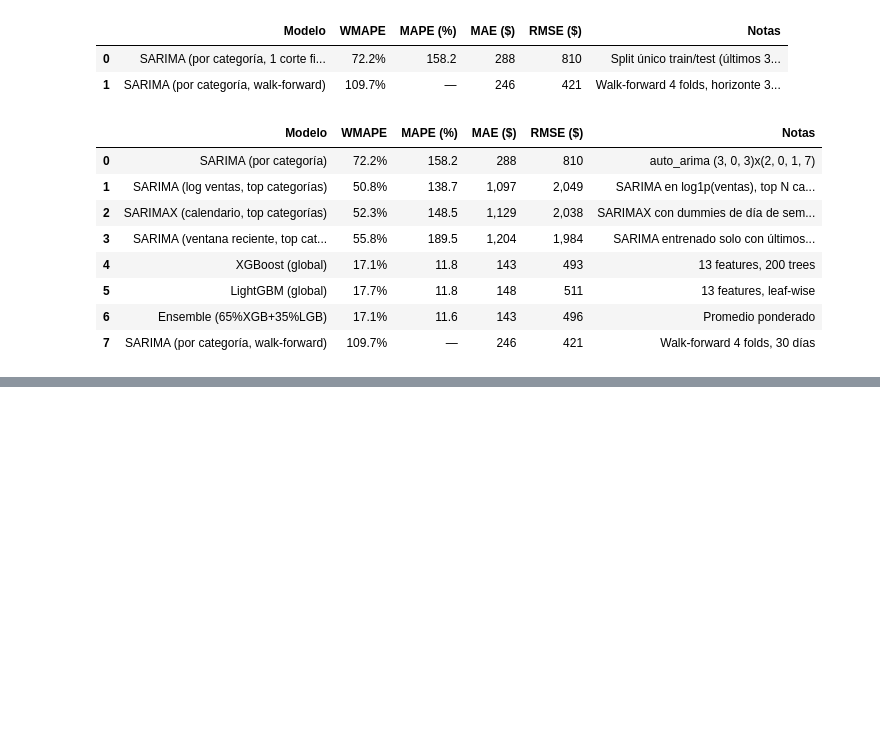
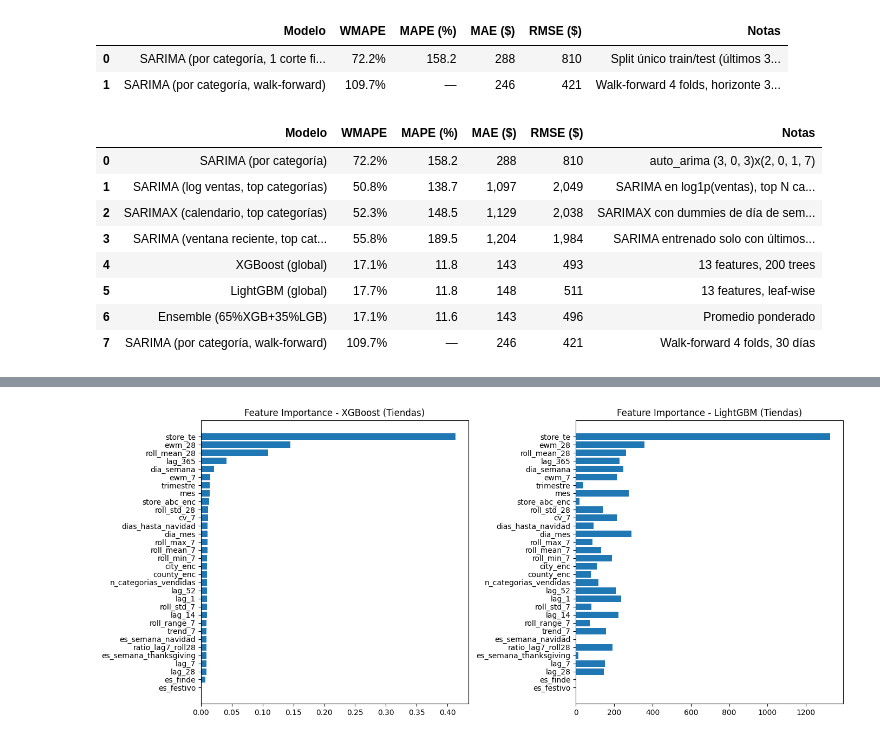
Before and after one commit to agus-chaud/forecasting-demanda-licores, a Jupyter notebook: forecasting-licores.ipynb, the cells around one changed output, grey strips where cells are left out. Saved outputs shown, nothing was run; the diff lists cells and outputs as text; code cells hidden in the pictures; blank space fills up the shorter version.

Commit message:
feat(forecasting): actualizar notebooks de calidad y forecasting por tienda
Made-with: Cursor

```diff
--- a/forecasting-licores.ipynb
+++ b/forecasting-licores.ipynb
@@ -379,6 +379,10 @@ Si ya ejecutaste auto_arima y guardaste los modelos, ejecuta la celda de abajo p
 # %%
 # Opcional: cargar modelos guardados sin re-ejecutar auto_arima
 # Descomenta y ejecuta solo esta celda si ya tienes modelos guardados
+from pathlib import Path
+
+OUTPUT_DIR = Path("data") / "modelos_sarima"
+OUTPUT_DIR.mkdir(parents=True, exist_ok=True)
 
 MODELS_PATH = OUTPUT_DIR / "sarima_models_top4.joblib"
 if MODELS_PATH.exists():
@@ -1419,0 +1756,90 @@ Resumen walk-forward SARIMA por categoría
+# %%
+# A4: Predicciones y métricas globales + por segmento ABC
+
+pred_xgb_store = np.expm1(model_xgb_store.predict(X_test_store))
+pred_lgb_store = np.expm1(model_lgb_store.predict(X_test_store))
+
+# Ensemble óptimo
+best_w_store, best_wmape_store = 0.5, 1.0
+for w in np.arange(0.0, 1.05, 0.05):
+    pred_ens = w * pred_xgb_store + (1 - w) * pred_lgb_store
+    score = wmape(y_test_store.values, pred_ens)
+    if score < best_wmape_store:
+        best_w_store, best_wmape_store = w, score
+pred_ensemble_store = best_w_store * pred_xgb_store + (1 - best_w_store) * pred_lgb_store
+
+eval_xgb_store  = {"wmape": wmape(y_test_store.values, pred_xgb_store),  "mae": mae(y_test_store.values, pred_xgb_store),  "rmse": rmse(y_test_store.values, pred_xgb_store)}
+eval_lgb_store  = {"wmape": wmape(y_test_store.values, pred_lgb_store),  "mae": mae(y_test_store.values, pred_lgb_store),  "rmse": rmse(y_test_store.values, pred_lgb_store)}
+eval_ens_store  = {"wmape": wmape(y_test_store.values, pred_ensemble_store), "mae": mae(y_test_store.values, pred_ensemble_store), "rmse": rmse(y_test_store.values, pred_ensemble_store)}
+eval_base_store = {"wmape": wmape(y_test_store.values, test_xgb_store["pred_baseline"].values), "mae": mae(y_test_store.values, test_xgb_store["pred_baseline"].values)}
+
+print("=" * 70)
+print("MÉTRICAS GLOBALES — TIENDAS")
+print("=" * 70)
+print(f"Baseline lag_7: WMAPE={eval_base_store['wmape']:.1%} | MAE=${eval_base_store['mae']:,.0f}")
+print(f"XGBoost:        WMAPE={eval_xgb_store['wmape']:.1%}  | MAE=${eval_xgb_store['mae']:,.0f} | RMSE=${eval_xgb_store['rmse']:,.0f}")
+print(f"LightGBM:       WMAPE={eval_lgb_store['wmape']:.1%}  | MAE=${eval_lgb_store['mae']:,.0f} | RMSE=${eval_lgb_store['rmse']:,.0f}")
+print(f"Ensemble ({best_w_store:.0%} XGB): WMAPE={eval_ens_store['wmape']:.1%} | MAE=${eval_ens_store['mae']:,.0f}")
+
+# Métricas por segmento ABC
+test_eval_store = test_xgb_store.copy()
+test_eval_store["pred_xgb"]      = pred_xgb_store
+test_eval_store["pred_lgb"]      = pred_lgb_store
+test_eval_store["pred_ensemble"] = pred_ensemble_store
+test_eval_store["pred_q10"]      = pred_store_q10
+test_eval_store["pred_q50"]      = pred_store_q50
+test_eval_store["pred_q90"]      = pred_store_q90
+
+print("\n" + "=" * 70)
+print("MÉTRICAS POR SEGMENTO ABC")
+print("=" * 70)
+abc_metrics_list = []
+for seg in ["A", "B", "C"]:
+    mask_seg = test_eval_store["store_abc"] == seg
+    if mask_seg.sum() == 0:
+        continue
+    subset = test_eval_store[mask_seg]
+    row = {
+        "Segmento": seg,
+        "Tiendas":  subset["store_id"].nunique(),
+        "Filas":    int(mask_seg.sum()),
+        "XGB WMAPE":      f"{wmape(subset['ventas'].values, subset['pred_xgb'].values):.1%}",
+        "LGB WMAPE":      f"{wmape(subset['ventas'].values, subset['pred_lgb'].values):.1%}",
+        "Ens WMAPE":      f"{wmape(subset['ventas'].values, subset['pred_ensemble'].values):.1%}",
+        "Baseline WMAPE": f"{wmape(subset['ventas'].values, subset['pred_baseline'].values):.1%}",
+    }
+    abc_metrics_list.append(row)
+    print(f"  Tier {seg} ({row['Tiendas']} tiendas, {row['Filas']} filas): XGB={row['XGB WMAPE']} | Ens={row['Ens WMAPE']} | Baseline={row['Baseline WMAPE']}")
+display(pd.DataFrame(abc_metrics_list))
+
+# % de tiendas donde el modelo supera el baseline
+per_store_eval = test_eval_store.groupby("store_id").apply(lambda g: pd.Series({
+    "xgb_wmape":  wmape(g["ventas"].values, g["pred_xgb"].values),
+    "ens_wmape":  wmape(g["ventas"].values, g["pred_ensemble"].values),
+    "base_wmape": wmape(g["ventas"].values, g["pred_baseline"].values),
+    "abc": g["store_abc"].iloc[0],
+}))
+n_better_xgb = (per_store_eval["xgb_wmape"] < per_store_eval["base_wmape"]).sum()
+n_better_ens = (per_store_eval["ens_wmape"] < per_store_eval["base_wmape"]).sum()
+pct_better_xgb = n_better_xgb / len(per_store_eval)
+pct_better_ens = n_better_ens / len(per_store_eval)
+print(f"\n  XGB supera baseline: {n_better_xgb}/{len(per_store_eval)} tiendas ({pct_better_xgb:.0%})")
+print(f"  Ens supera baseline: {n_better_ens}/{len(per_store_eval)} tiendas ({pct_better_ens:.0%})")
+
+# Feature importance
+imp_store = pd.DataFrame({
+    "feature": FEATURES_STORE,
+    "importance_xgb": model_xgb_store.feature_importances_,
+    "importance_lgb": model_lgb_store.feature_importances_,
+}).sort_values("importance_xgb", ascending=False)
+
+fig, (ax1, ax2) = plt.subplots(1, 2, figsize=(14, 6))
+ax1.barh(imp_store["feature"], imp_store["importance_xgb"])
+ax1.set_title("Feature Importance - XGBoost (Tiendas)")
+ax1.invert_yaxis()
+ax2.barh(imp_store["feature"], imp_store["importance_lgb"])
+ax2.set_title("Feature Importance - LightGBM (Tiendas)")
+ax2.invert_yaxis()
+plt.tight_layout()
+plt.show()
+# %% [output]
@@ -1419,0 +1866 @@ Resumen walk-forward SARIMA por categoría
+[figure, added]
```
Also changed, not shown: parts of 12 cells of this notebook, 1 other file.
